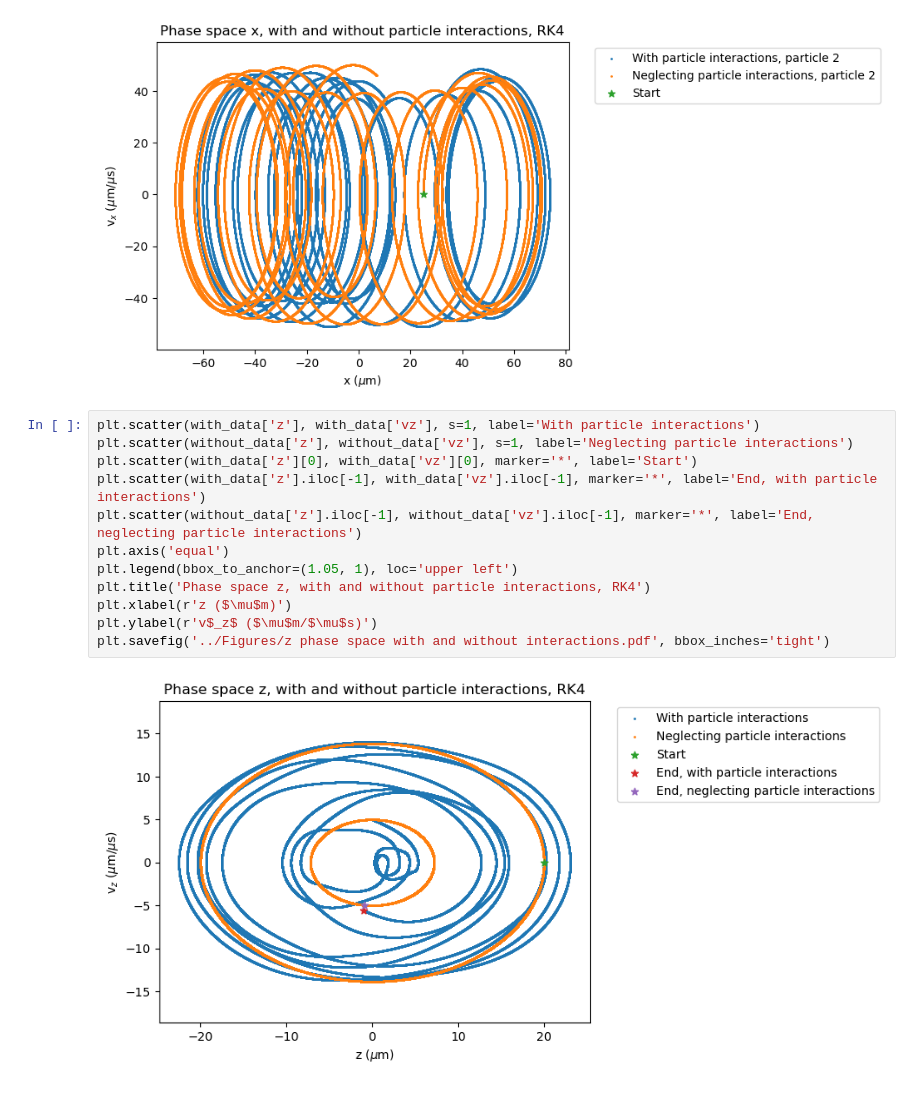
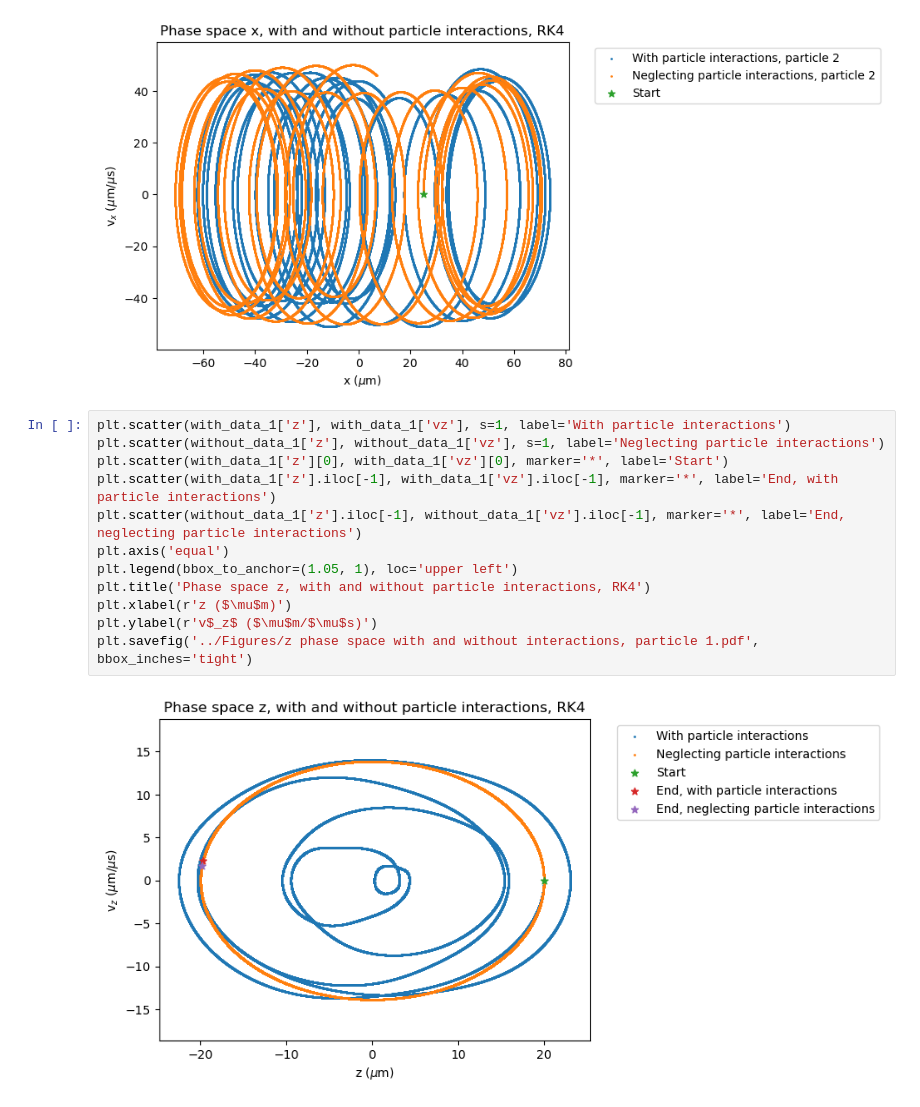
Before and after one commit to BrittHaanen15/Project3-final-version, a Jupyter notebook: Plotting/Plotting_one_and_two_particle.ipynb, the cells around one changed output. Cells and saved outputs as stored; diff of their text form.

Commit message:
Final figure updates

```diff
--- a/Plotting/Plotting_one_and_two_particle.ipynb
+++ b/Plotting/Plotting_one_and_two_particle.ipynb
@@ -176,16 +190,16 @@ plt.savefig('../Figures/x plhase space with and without interactions, particle 2
 # %% [output]
 [figure]
 # %%
-plt.scatter(with_data['z'], with_data['vz'], s=1, label='With particle interactions')
-plt.scatter(without_data['z'], without_data['vz'], s=1, label='Neglecting particle interactions')
-plt.scatter(with_data['z'][0], with_data['vz'][0], marker='*', label='Start')
-plt.scatter(with_data['z'].iloc[-1], with_data['vz'].iloc[-1], marker='*', label='End, with particle interactions')
-plt.scatter(without_data['z'].iloc[-1], without_data['vz'].iloc[-1], marker='*', label='End, neglecting particle interactions')
+plt.scatter(with_data_1['z'], with_data_1['vz'], s=1, label='With particle interactions')
+plt.scatter(without_data_1['z'], without_data_1['vz'], s=1, label='Neglecting particle interactions')
+plt.scatter(with_data_1['z'][0], with_data_1['vz'][0], marker='*', label='Start')
+plt.scatter(with_data_1['z'].iloc[-1], with_data_1['vz'].iloc[-1], marker='*', label='End, with particle interactions')
+plt.scatter(without_data_1['z'].iloc[-1], without_data_1['vz'].iloc[-1], marker='*', label='End, neglecting particle interactions')
 plt.axis('equal')
 plt.legend(bbox_to_anchor=(1.05, 1), loc='upper left')
 plt.title('Phase space z, with and without particle interactions, RK4')
 plt.xlabel(r'z ($\mu$m)')
 plt.ylabel(r'v$_z$ ($\mu$m/$\mu$s)')
-plt.savefig('../Figures/z phase space with and without interactions.pdf', bbox_inches='tight')
+plt.savefig('../Figures/z phase space with and without interactions, particle 1.pdf', bbox_inches='tight')
 # %% [output]
-[figure, old version]
+[figure, new version]
```
Also changed, not shown: parts of 2 cells of this notebook, 8 other files.
